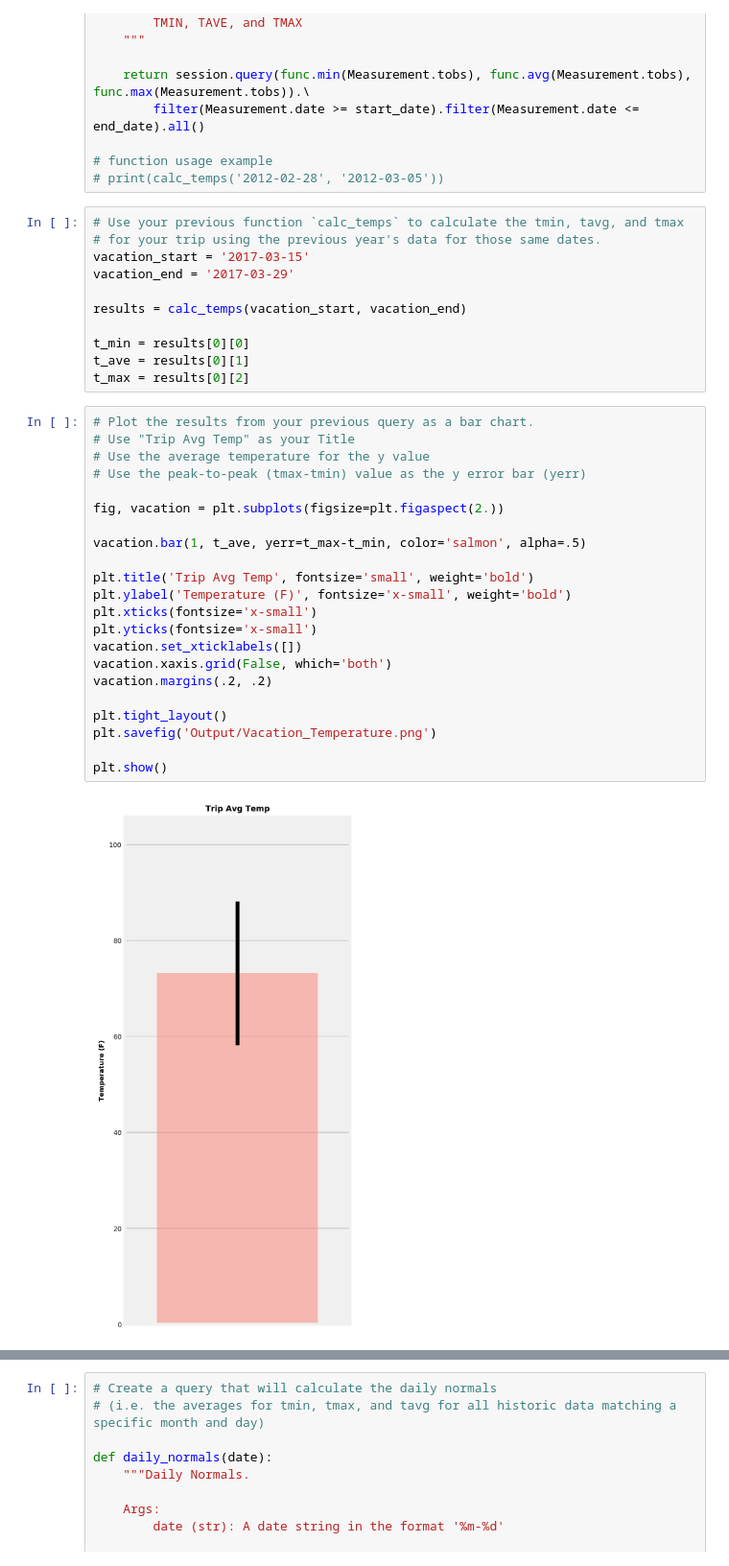
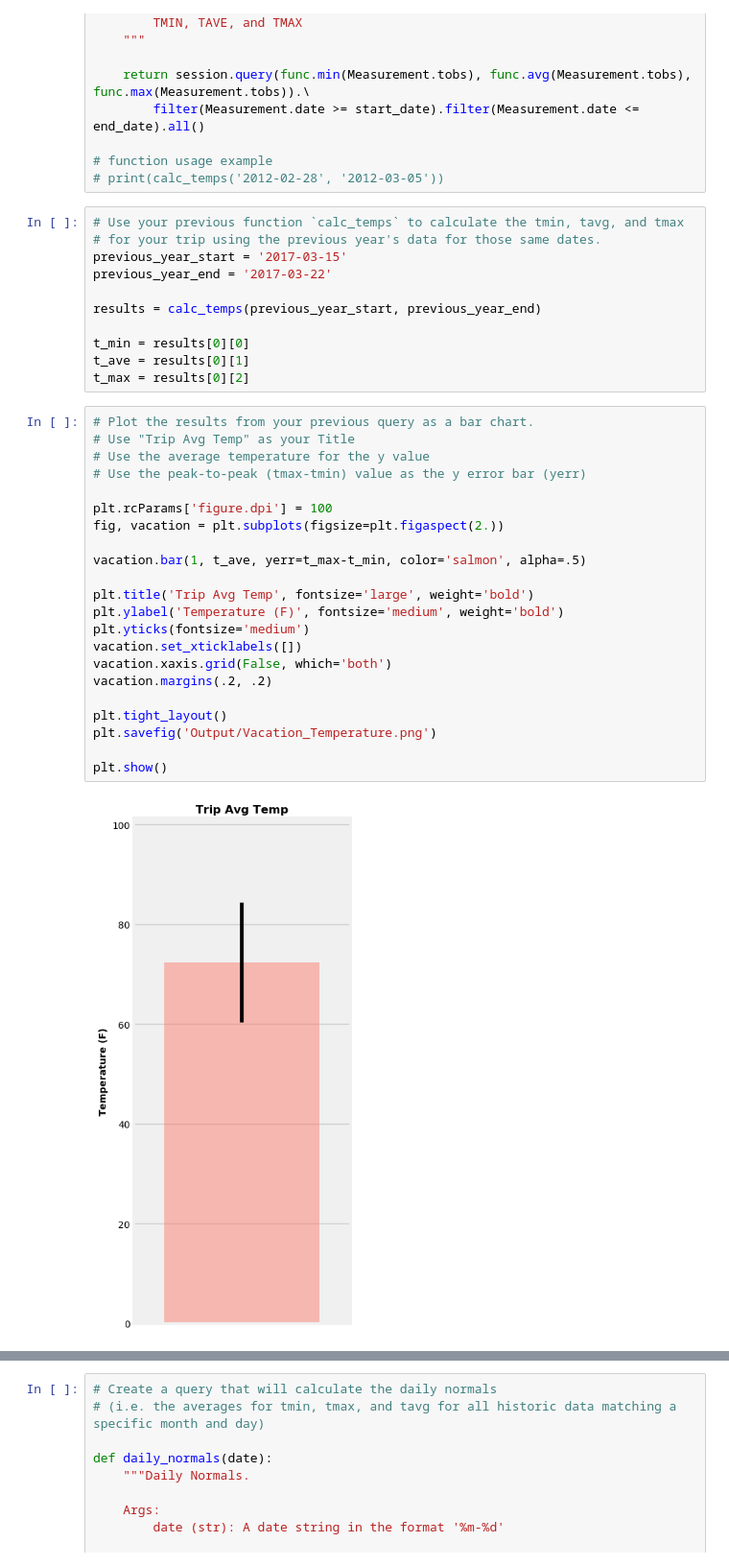
Before and after one commit to jxavie/sqlalchemy-challenge, a Jupyter notebook: climate.ipynb, the cells around one changed output, grey strips where cells are left out. Shown at 96% size. Saved outputs shown, nothing was run; the diff lists cells and outputs as text.

```diff
--- a/climate.ipynb
+++ b/climate.ipynb
@@ -189,10 +293,10 @@ def calc_temps(start_date, end_date):
 # %%
 # Use your previous function `calc_temps` to calculate the tmin, tavg, and tmax
 # for your trip using the previous year's data for those same dates.
-vacation_start = '2017-03-15'
-vacation_end = '2017-03-29'
+previous_year_start = '2017-03-15'
+previous_year_end = '2017-03-22'
 
-results = calc_temps(vacation_start, vacation_end)
+results = calc_temps(previous_year_start, previous_year_end)
 
 t_min = results[0][0]
 t_ave = results[0][1]
@@ -200,27 +304,27 @@ t_max = results[0][2]
 # %%
 # Plot the results from your previous query as a bar chart.
 # Use "Trip Avg Temp" as your Title
 # Use the average temperature for the y value
 # Use the peak-to-peak (tmax-tmin) value as the y error bar (yerr)
 
+plt.rcParams['figure.dpi'] = 100
 fig, vacation = plt.subplots(figsize=plt.figaspect(2.))
 
 vacation.bar(1, t_ave, yerr=t_max-t_min, color='salmon', alpha=.5)
 
-plt.title('Trip Avg Temp', fontsize='small', weight='bold')
-plt.ylabel('Temperature (F)', fontsize='x-small', weight='bold')
-plt.xticks(fontsize='x-small')
-plt.yticks(fontsize='x-small')
+plt.title('Trip Avg Temp', fontsize='large', weight='bold')
+plt.ylabel('Temperature (F)', fontsize='medium', weight='bold')
+plt.yticks(fontsize='medium')
 vacation.set_xticklabels([])
 vacation.xaxis.grid(False, which='both')
 vacation.margins(.2, .2)
 
 plt.tight_layout()
 plt.savefig('Output/Vacation_Temperature.png')
 
 plt.show()
 # %% [output]
-[figure, old version]
+[figure, new version]
 # %%
 # Calculate the total amount of rainfall per weather station for your trip dates using the previous year's matching dates.
 # Sort this in descending order by precipitation amount and list the station, name, latitude, longitude, and elevation
```
Also changed, not shown: parts of 20 cells of this notebook, 2 other files.
